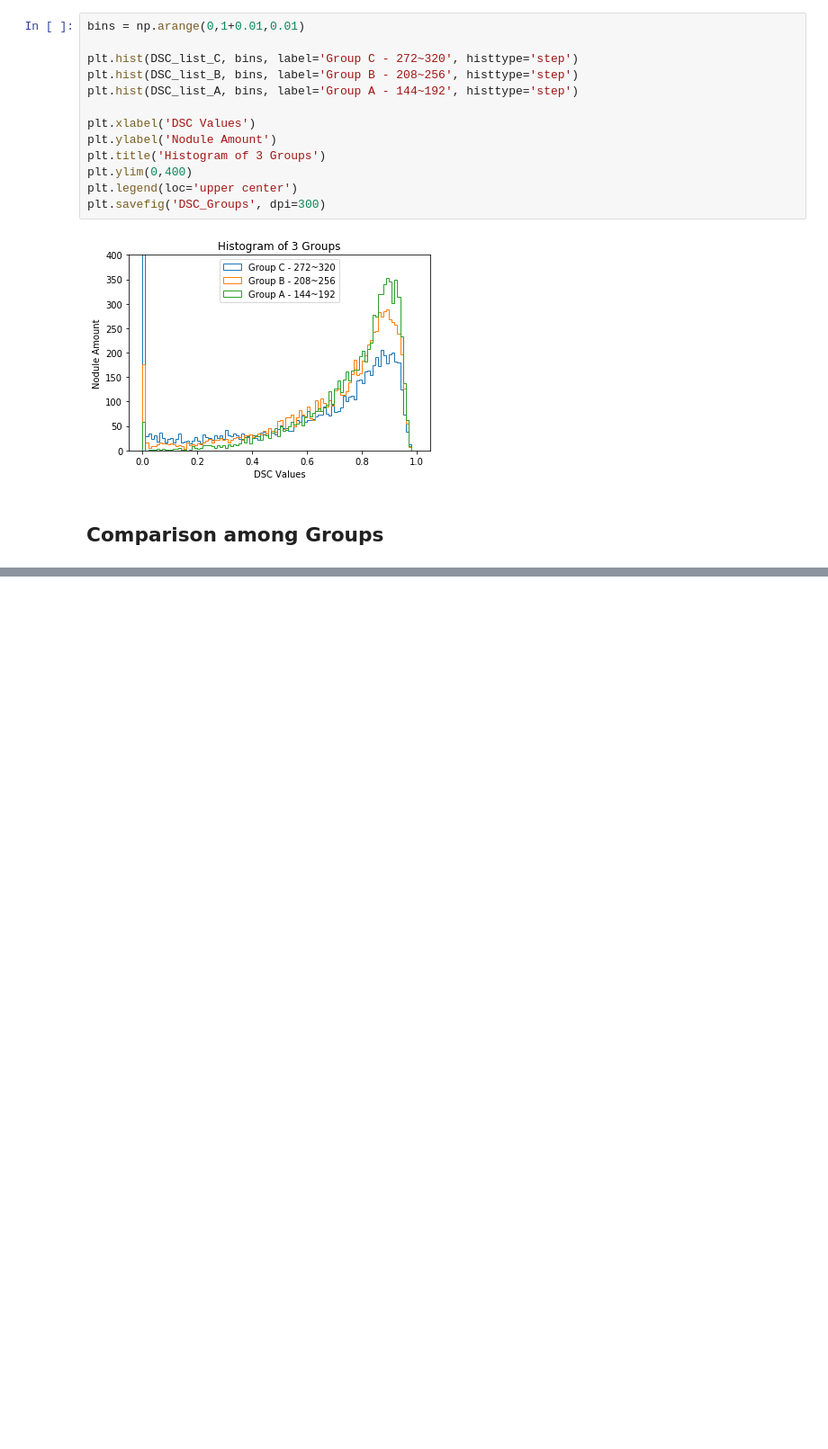
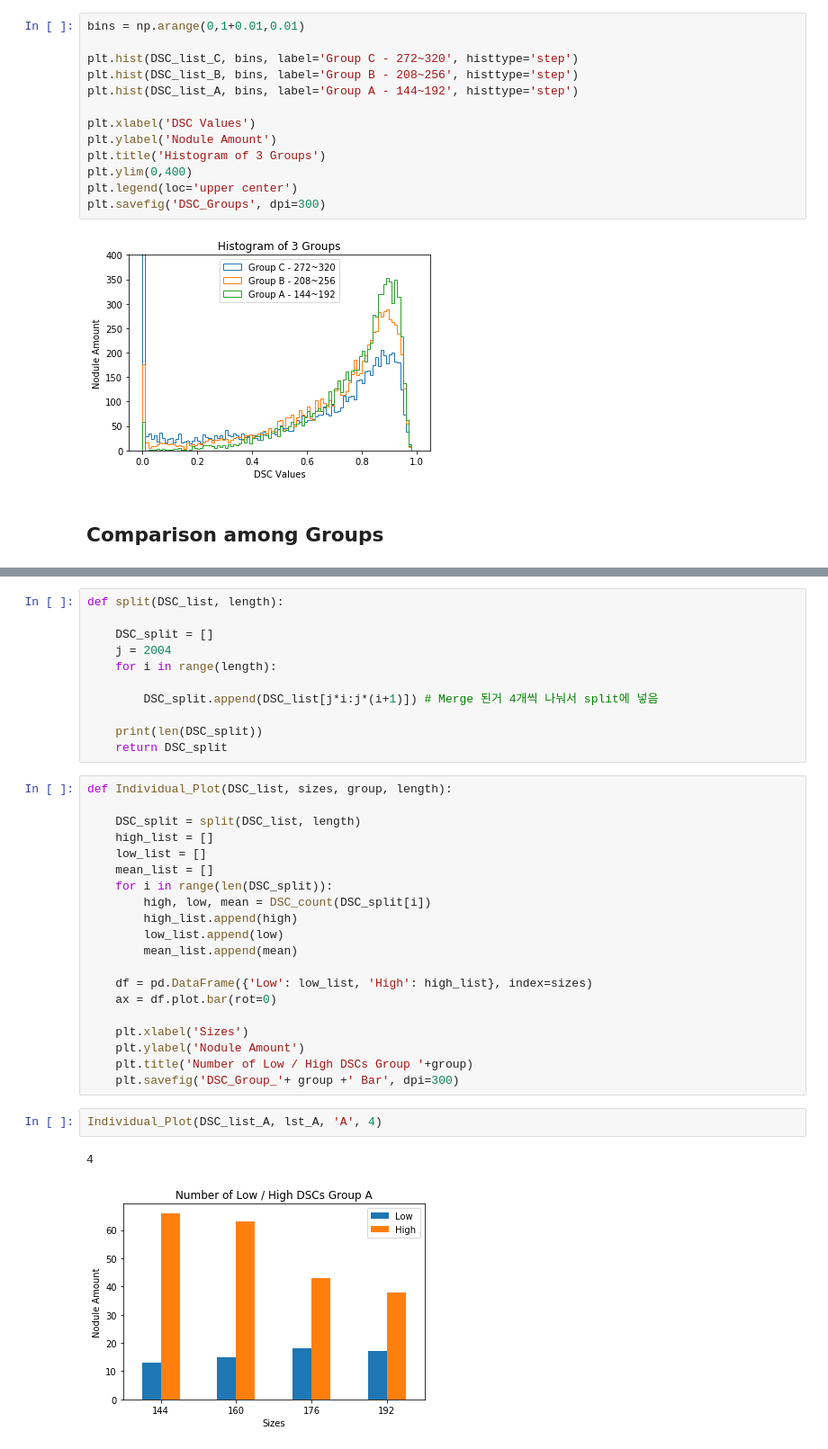
Before and after one commit to Hydragon516/EEE4610, a Jupyter notebook: visualization/DSC Histogram/DSC_Groups.ipynb, the cells around one changed output, grey strips where cells are left out. Shown: that part at 90% size. Saved outputs shown, nothing was run; the diff lists cells and outputs as text; blank space fills up the shorter version.

```diff
--- a/visualization/DSC Histogram/DSC_Groups.ipynb
+++ b/visualization/DSC Histogram/DSC_Groups.ipynb
@@ -110,0 +132,36 @@ print(np.mean(DSC_list_A[0:i]), np.mean(DSC_list_A[i:2*i]),
+# %%
+def split(DSC_list, length):
+
+    DSC_split = []
+    j = 2004
+    for i in range(length):
+
+        DSC_split.append(DSC_list[j*i:j*(i+1)]) # Merge 된거 4개씩 나눠서 split에 넣음
+
+    print(len(DSC_split))
+    return DSC_split
+# %%
+def Individual_Plot(DSC_list, sizes, group, length):
+
+    DSC_split = split(DSC_list, length)
+    high_list = []
+    low_list = []
+    mean_list = []
+    for i in range(len(DSC_split)):
+        high, low, mean = DSC_count(DSC_split[i])
+        high_list.append(high)
+        low_list.append(low)
+        mean_list.append(mean)
+
+    df = pd.DataFrame({'Low': low_list, 'High': high_list}, index=sizes)
+    ax = df.plot.bar(rot=0)
+
+    plt.xlabel('Sizes')
+    plt.ylabel('Nodule Amount')
+    plt.title('Number of Low / High DSCs Group '+group)
+    plt.savefig('DSC_Group_'+ group +' Bar', dpi=300)
+# %%
+Individual_Plot(DSC_list_A, lst_A, 'A', 4)
+# %% [output]
+4
+[figure, added]
```
Also changed, not shown: parts of 20 cells of this notebook.
